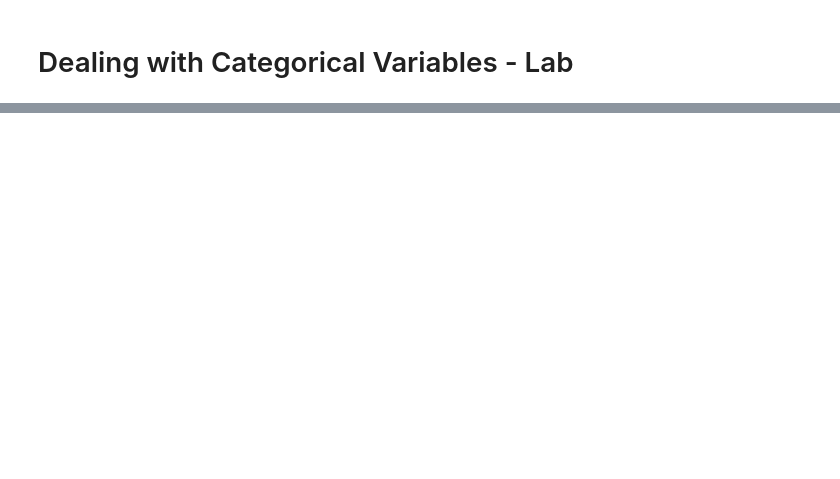
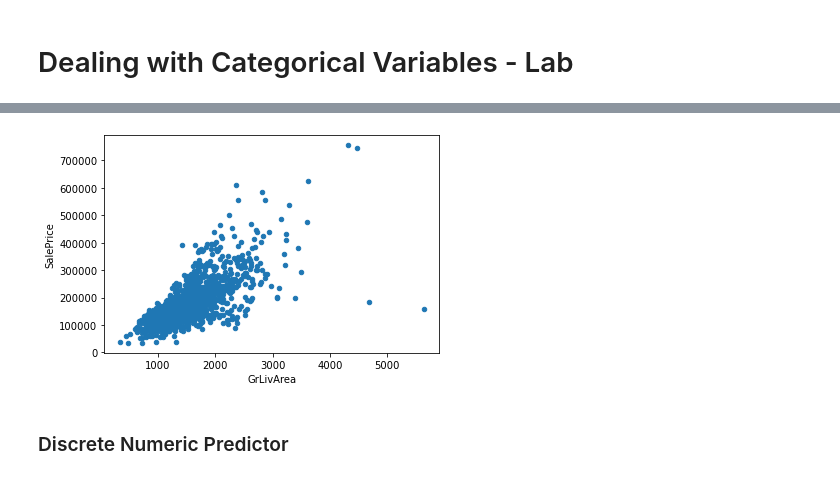
Before and after one commit to learn-co-curriculum/dsc-categorical-variables-regression-lab, a Jupyter notebook: index.ipynb, the cells around one changed output, grey strips where cells are left out. Cells and saved outputs as stored; diff of their text form; code cells hidden in the pictures; blank space fills up the shorter version.

```diff
--- a/index.ipynb
+++ b/index.ipynb
@@ -189,0 +126,7 @@ In this lab, you practiced your knowledge of categorical variables on the Ames H
+# %%
+# __SOLUTION__
+# Hmm, that doesn't look quite like a linear relationship. Let's try GrLivArea instead
+
+ames.plot.scatter(x="GrLivArea", y="SalePrice");
+# %% [output]
+[figure, added]
@@ -189,0 +136,2 @@ In this lab, you practiced your knowledge of categorical variables on the Ames H
+# %% [markdown]
+### Discrete Numeric Predictor
```
Also changed, not shown: parts of 81 cells of this notebook, 7 other files.
